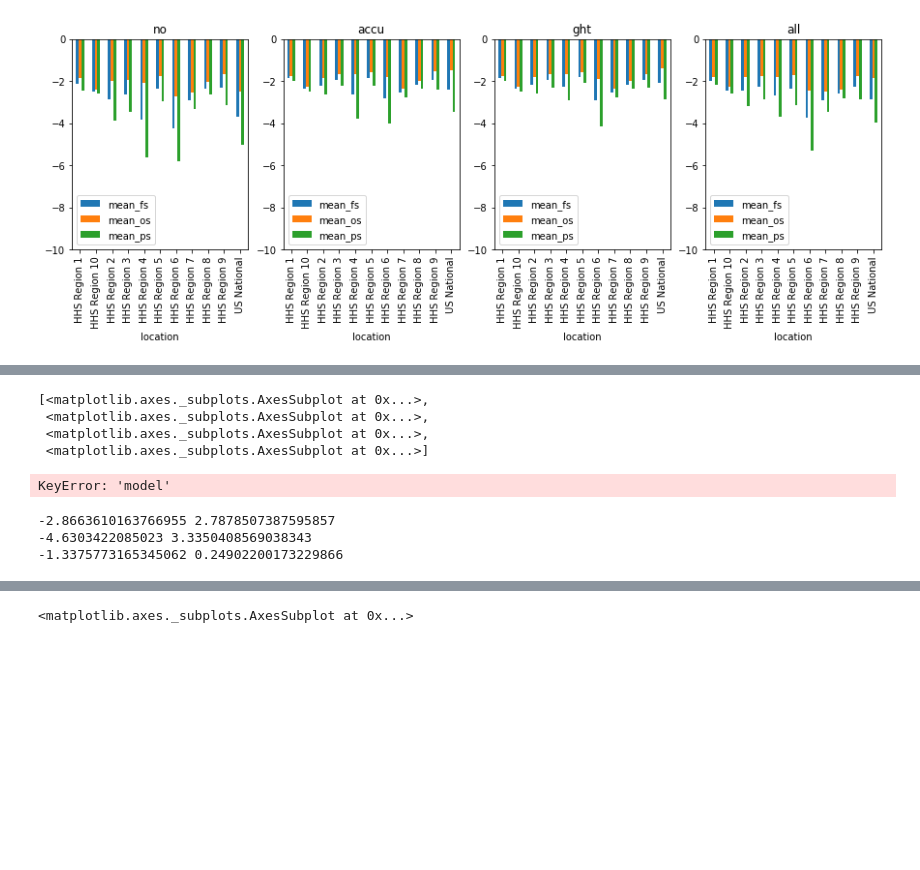
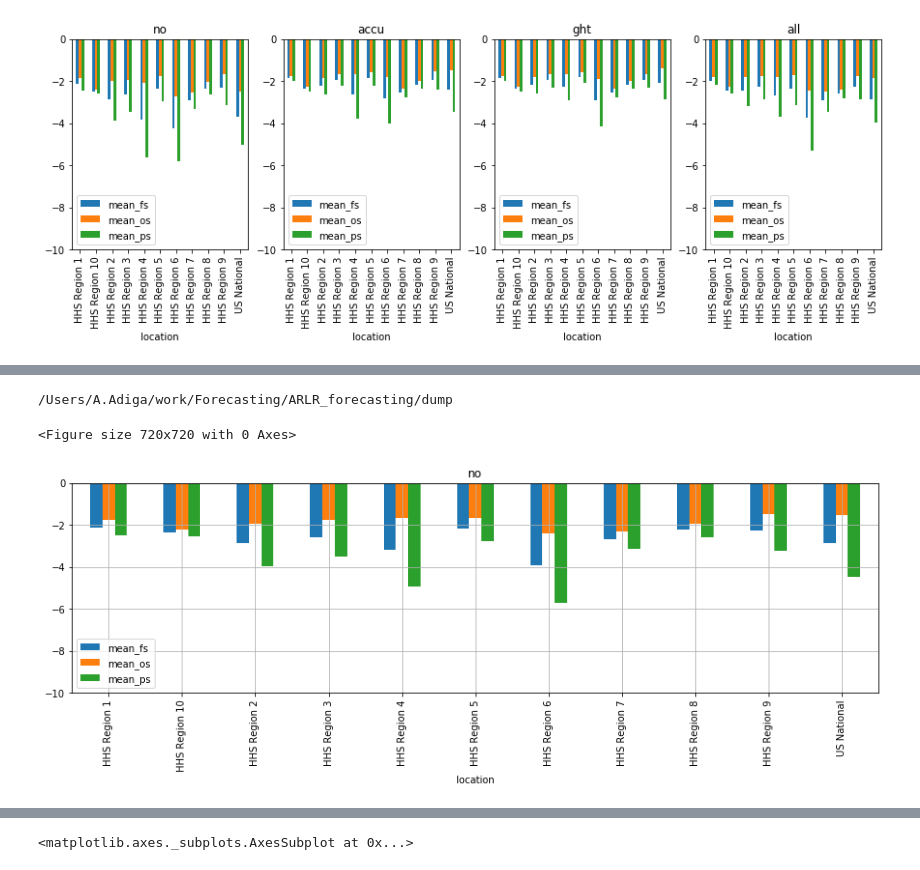
Before and after one commit to aniruddhadiga/ARLR_forecasting, a Jupyter notebook: output/CDC_scoring_cleanup.ipynb, the cells around one changed output, grey strips where cells are left out. Cells and saved outputs as stored; diff of their text form; code cells hidden in the pictures; blank space fills up the shorter version.

```diff
--- a/output/CDC_scoring_cleanup.ipynb
+++ b/output/CDC_scoring_cleanup.ipynb
@@ -203,19 +218,35 @@ for model_name in ['no','accu','ght','all', 'all_lag']:
-# %%
-list_ax
-# %% [output]
-[<matplotlib.axes._subplots.AxesSubplot at 0x...>,
- <matplotlib.axes._subplots.AxesSubplot at 0x...>,
- <matplotlib.axes._subplots.AxesSubplot at 0x...>,
- <matplotlib.axes._subplots.AxesSubplot at 0x...>]
-# %%
-df_test[df_test['model']=='ght']['mean_fs'].plot(kind='bar', yerr=df_test[df_test['model']=='ght']['std_fs'])
-# %% [output]
-KeyError: 'model'
-# %%
-print(mean_fs, std_fs)
-print(mean_ps, std_ps)
-print(mean_os, std_os)
-# %% [output]
--2.8663610163766955 2.7878507387595857
--4.6303422085023 3.3350408569038343
--1.3375773165345062 0.24902200173229866
+# %%
+cd ../dump/
+# %% [output]
+/Users/A.Adiga/work/Forecasting/ARLR_forecasting/dump
+# %%
+df_mean_all_model_year = pd.DataFrame()
+for model_name in ['no']:
+    for year in [2017,2018]:
+        csv_path='scores_{}_{}.csv'.format(year, model_name)
+        df_name_var = 'df_mean_{}_{}'.format(model_name,year)
+        vars()[df_name_var] = get_means_year_model(csv_path, year, model_name)
+        df_mean_all_model_year = df_mean_all_model_year.append(vars()[df_name_var])
+df_mean_all_model_year = df_mean_all_model_year.reset_index()
+# %%
+df_test = df_mean_all_model_year.groupby(['model','target','location'],as_index=False).mean()
+# %%
+plt.figure(figsize=(10,10))
+fig, (ax1) = plt.subplots(1,1)
+list_ax = [ax1]
+i=0
+for model_name in ['no']:
+    list_ax[i].set_title(model_name)
+    plt.title(model_name)
+    df_test_accu_wk = df_test[(df_test['model']==model_name)&(df_test['target']==targ)]
+    df_test_accu_wk = df_test_accu_wk.set_index(['location'])
+    means=df_test_accu_wk[['mean_fs','mean_os','mean_ps']]
+    errors = df_test_accu_wk[['std_fs','std_ps','std_os']]
+    means.plot(kind='bar',yerr=errors, ax=list_ax[i], ylim=(-10,0),figsize=(15,4))
+    ax_temp = list_ax[i]
+    ax_temp.grid()
+#     plot_mean_log(model_name,targ,list_ax[i])
+    i+=1
+# %% [output]
+<Figure size 720x720 with 0 Axes>
+[figure, added]
```
Also changed, not shown: parts of 7 cells of this notebook.
